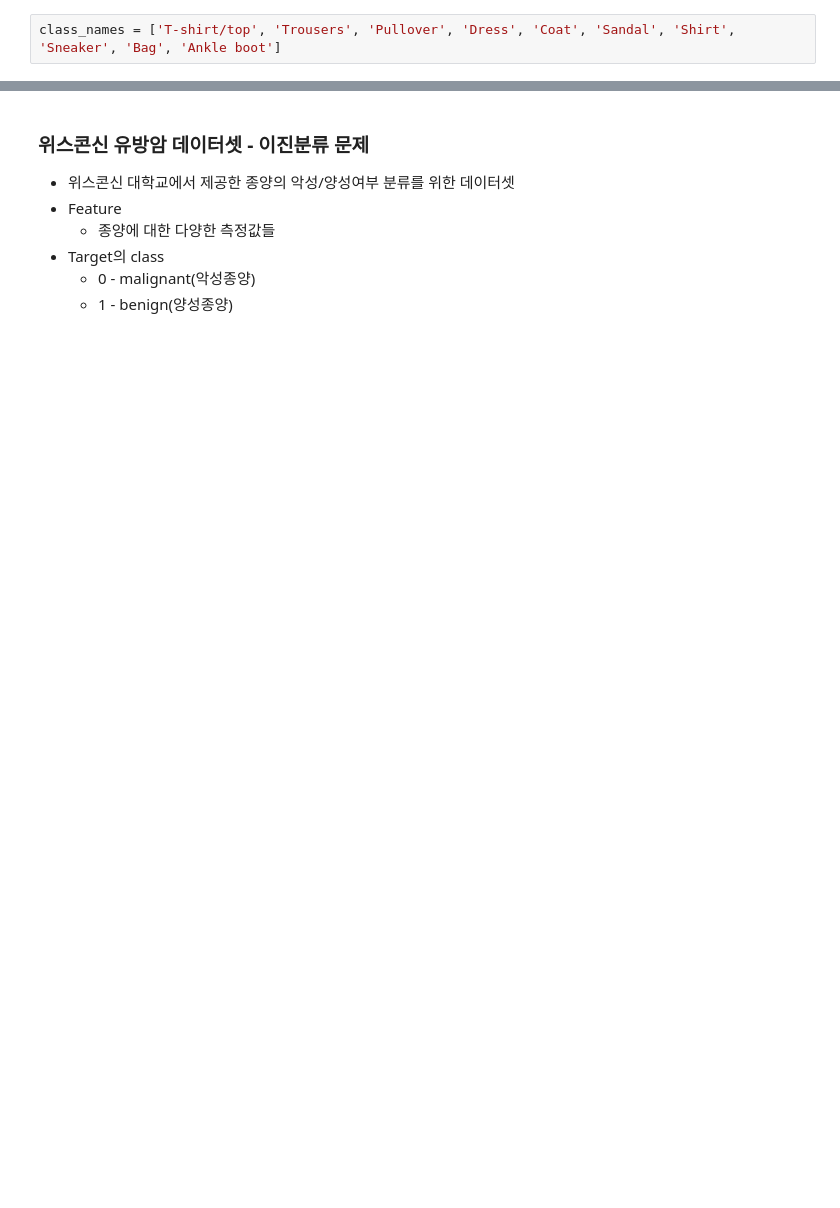
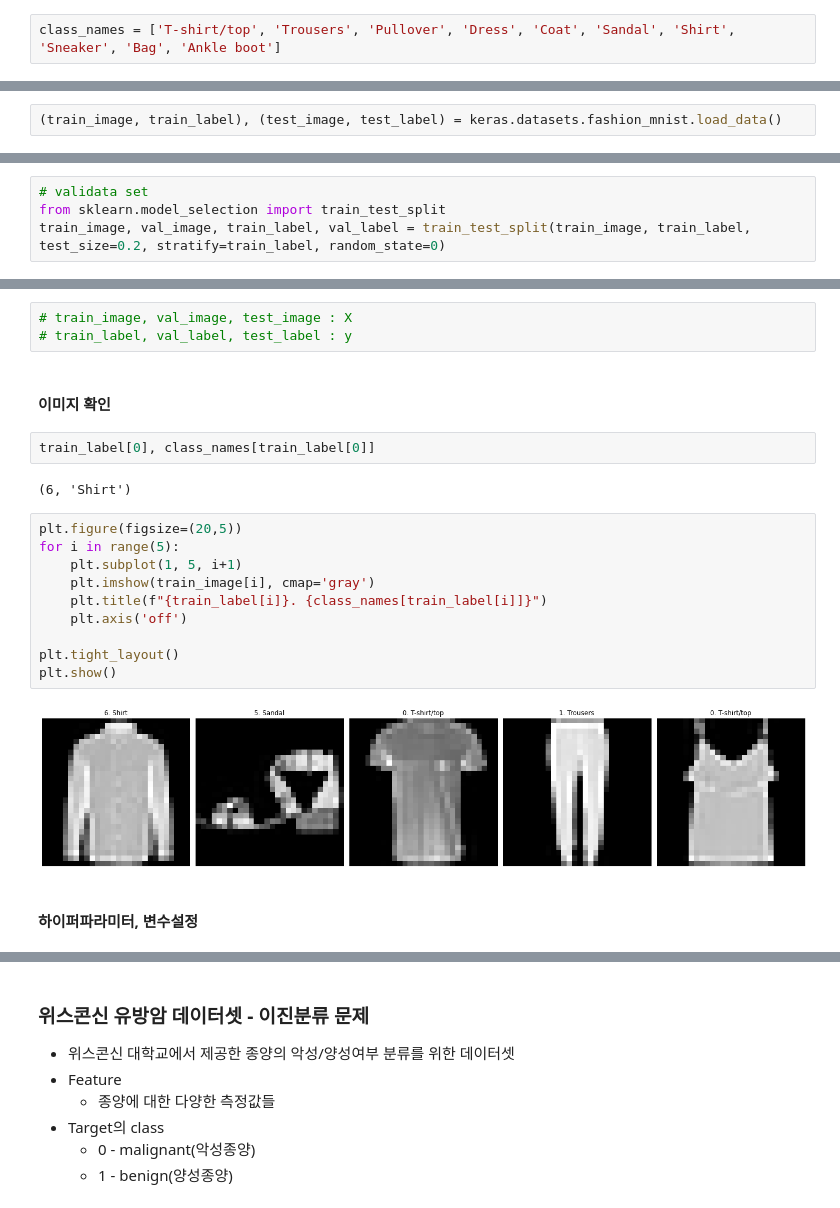
Before and after one commit to sujeong-jang-creator/jcrystal, a Jupyter notebook: 14.DeepLearning/04_DNN_분류_회귀.ipynb, the cells around one changed output, grey strips where cells are left out. Cells and saved outputs as stored; diff of their text form; blank space fills up the shorter version.

```diff
--- a/14.DeepLearning/04_DNN_분류_회귀.ipynb
+++ b/14.DeepLearning/04_DNN_분류_회귀.ipynb
@@ -275,0 +659,2 @@ class_names = ['T-shirt/top', 'Trousers', 'Pullover', 'Dress', 'Coat', 'Sandal',
+# %%
+(train_image, train_label), (test_image, test_label) = keras.datasets.fashion_mnist.load_data()
@@ -275,0 +692,4 @@ class_names = ['T-shirt/top', 'Trousers', 'Pullover', 'Dress', 'Coat', 'Sandal',
+# %%
+# validata set
+from sklearn.model_selection import train_test_split
+train_image, val_image, train_label, val_label = train_test_split(train_image, train_label, test_size=0.2, stratify=train_label, random_state=0)
@@ -275,0 +704,23 @@ class_names = ['T-shirt/top', 'Trousers', 'Pullover', 'Dress', 'Coat', 'Sandal',
+# %%
+# train_image, val_image, test_image : X
+# train_label, val_label, test_label : y
+# %% [markdown]
+#### 이미지 확인
+# %%
+train_label[0], class_names[train_label[0]]
+# %% [output]
+(6, 'Shirt')
+# %%
+plt.figure(figsize=(20,5))
+for i in range(5):
+    plt.subplot(1, 5, i+1)
+    plt.imshow(train_image[i], cmap='gray')
+    plt.title(f"{train_label[i]}. {class_names[train_label[i]]}")
+    plt.axis('off')
+
+plt.tight_layout()
+plt.show()
+# %% [output]
+[figure, added]
+# %% [markdown]
+#### 하이퍼파라미터, 변수설정
```
Also changed, not shown: parts of 82 cells of this notebook, 18 other files.
